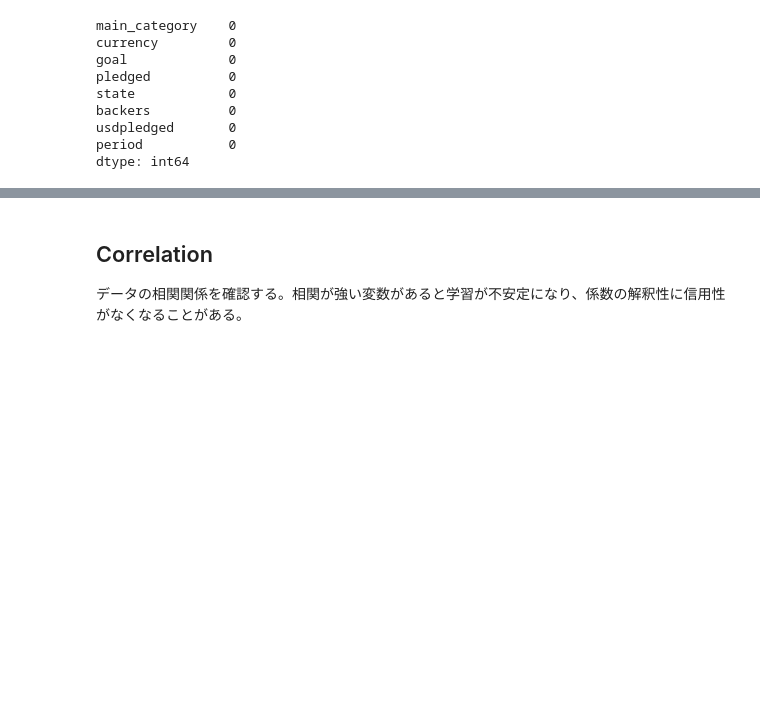
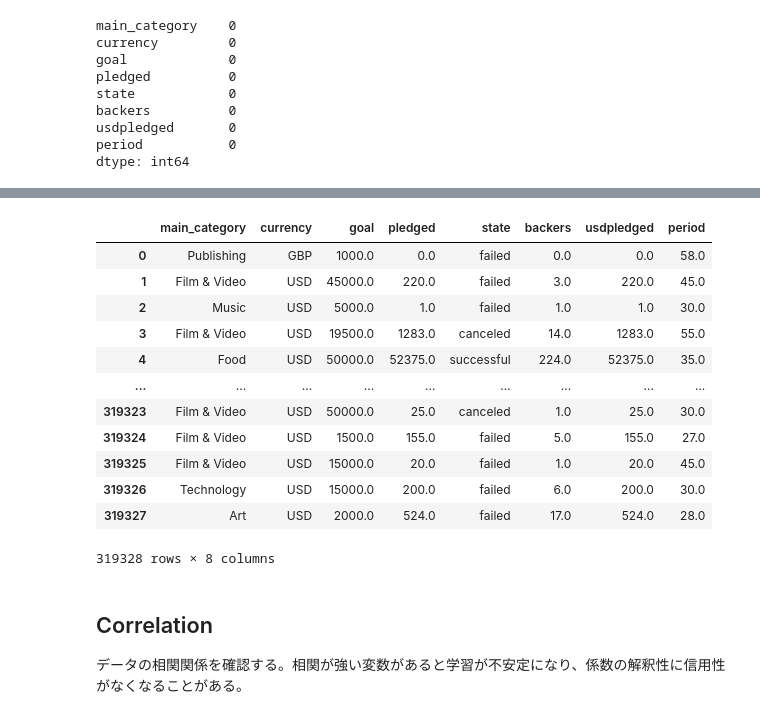
Before and after one commit to e4rll/2021dataSeminar, a Jupyter notebook: 04/dataSeminar_04.ipynb, the cells around one changed output, grey strips where cells are left out. Drawn from its saved outputs; the diff is of its cells as text; code cells hidden in the pictures; blank space fills up the shorter version.

```diff
--- a/04/dataSeminar_04.ipynb
+++ b/04/dataSeminar_04.ipynb
@@ -216,3 +232,19 @@ dtype: int64
+# %%
+df
+# %% [output]
+|  | main_category | currency | goal | pledged | state | backers | usdpledged | period |
+| 0 | Publishing | GBP | 1000.0 | 0.0 | failed | 0.0 | 0.0 | 58.0 |
+| 1 | Film & Video | USD | 45000.0 | 220.0 | failed | 3.0 | 220.0 | 45.0 |
+| 2 | Music | USD | 5000.0 | 1.0 | failed | 1.0 | 1.0 | 30.0 |
+| 3 | Film & Video | USD | 19500.0 | 1283.0 | canceled | 14.0 | 1283.0 | 55.0 |
+| 4 | Food | USD | 50000.0 | 52375.0 | successful | 224.0 | 52375.0 | 35.0 |
+| ... | ... | ... | ... | ... | ... | ... | ... | ... |
+| 319323 | Film & Video | USD | 50000.0 | 25.0 | canceled | 1.0 | 25.0 | 30.0 |
+| 319324 | Film & Video | USD | 1500.0 | 155.0 | failed | 5.0 | 155.0 | 27.0 |
+| 319325 | Film & Video | USD | 15000.0 | 20.0 | failed | 1.0 | 20.0 | 45.0 |
+| 319326 | Technology | USD | 15000.0 | 200.0 | failed | 6.0 | 200.0 | 30.0 |
+| 319327 | Art | USD | 2000.0 | 524.0 | failed | 17.0 | 524.0 | 28.0 |
+319328 rows × 8 columns
 # %% [markdown]
 ## Correlation
 
```
Also changed, not shown: parts of 6 cells of this notebook.
